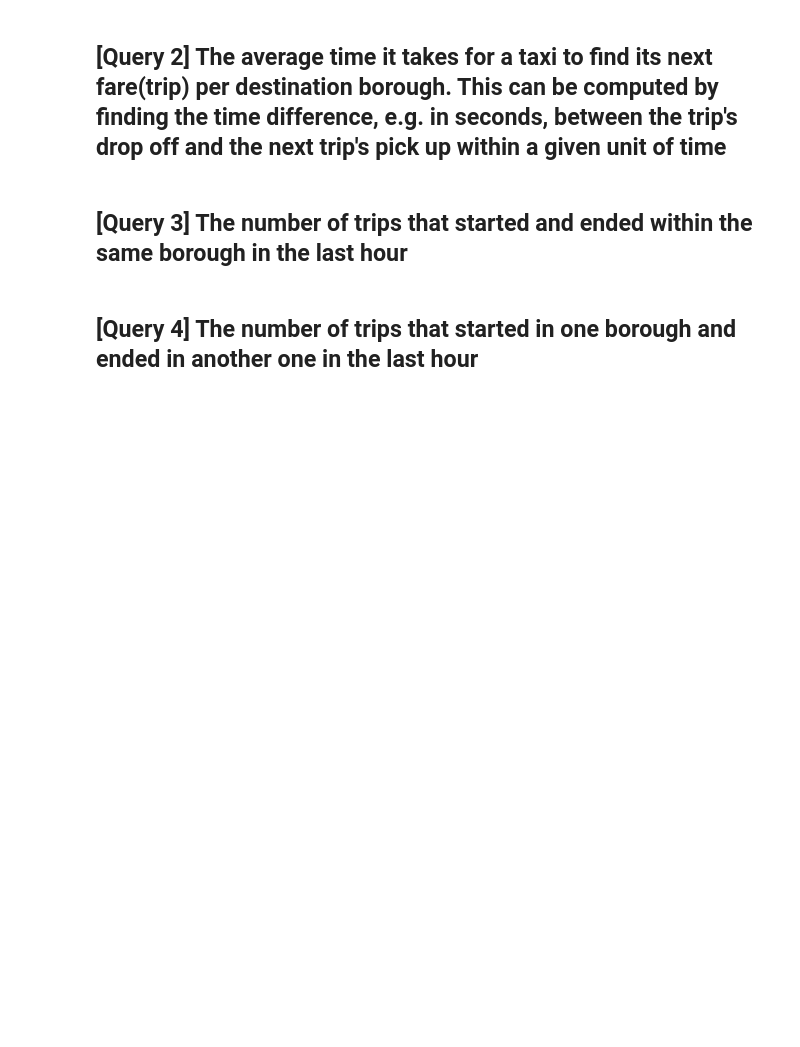
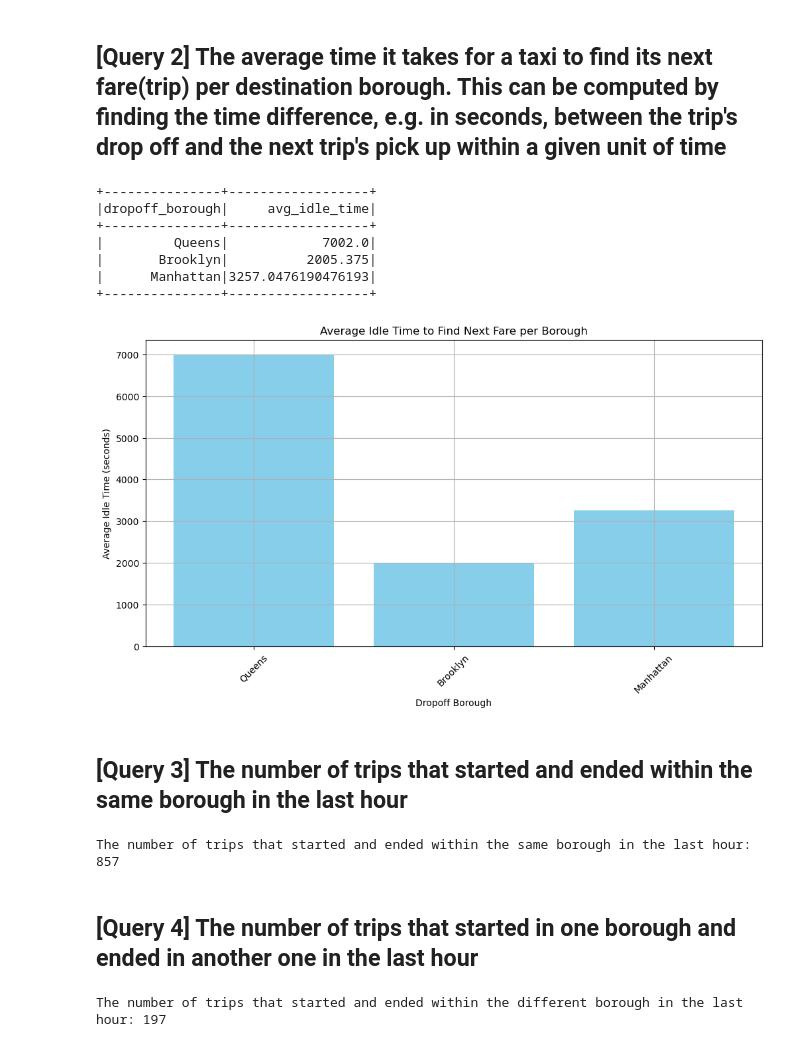
Before and after one commit to MVTU/Big_Data_Managment_24, a Jupyter notebook: mnt/project_2/kafka_consumer.ipynb, the cells around one changed output. Drawn from its saved outputs; the diff is of its cells as text; code cells hidden in the pictures; blank space fills up the shorter version.

```diff
--- a/mnt/project_2/kafka_consumer.ipynb
+++ b/mnt/project_2/kafka_consumer.ipynb
@@ -129,3 +149,16 @@ display(spark.table(table_name).limit(3))
 ## The project starts here
 
 You can create a
+# %%
+import pyspark.sql.functions as F
+from pyspark.sql.window import Window
+
+# Sort the dataset by medallion (taxi ID) and pickup_datetime
+df = spark.table(table_name).orderBy('medallion', 'pickup_datetime')
+
+#Calculate Idle Time
+window_spec = Window.partitionBy('medallion').orderBy('pickup_datetime')
+df = df.withColumn('prev_dropoff', F.lag('dropoff_datetime').over(window_spec))
+df = df.withColumn('idle_time', F.unix_timestamp('pickup_datetime') - F.unix_timestamp('prev_dropoff'))
+df = df.fillna(0, subset="idle_time")
+df = df.withColumn("idle_time", F.when(col("idle_time") >= 14400, 0).otherwise(F.col("idle_time")))
@@ -134,10 +251,62 @@ You can create a
 # %% [markdown]
 ## [Query 2] The average time it takes for a taxi to find its next fare(trip) per destination borough. This can be computed by finding the time difference, e.g. in seconds, between the trip's drop off and the next trip's pick up within a given unit of time
 # %%
-# remember you can register another stream
+import pandas as pd
+import matplotlib.pyplot as plt
+
+unit_of_time = "10 MINUTE"
+max_timestamp = df.agg(F.max('timestamp')).collect()[0][0]
+
+# Group by dropoff borough and calculate the average idle time
+borough_idle_time = df.filter((F.col('idle_time') > 0) & F.col('dropoff_borough').isNotNull() & (F.col('timestamp') >= F.lit(max_timestamp) - F.expr(f"INTERVAL {unit_of_time}"))
+                             ).groupBy('dropoff_borough').agg(F.mean('idle_time').alias('avg_idle_time'))
+
+# Display the results
+borough_idle_time.show()
+
+# Convert to Pandas for easier analysis and display
+borough_idle_time_pdf = borough_idle_time.toPandas()
+
+# Plotting the results
+plt.figure(figsize=(12, 6))
+plt.bar(borough_idle_time_pdf['dropoff_borough'], borough_idle_time_pdf['avg_idle_time'], color='skyblue')
+plt.title('Average Idle Time to Find Next Fare per Borough')
+plt.xlabel('Dropoff Borough')
+plt.ylabel('Average Idle Time (seconds)')
+plt.xticks(rotation=45)
+plt.grid(True)
+plt.show()
+# %% [output]
++---------------+------------------+
+|dropoff_borough|     avg_idle_time|
++---------------+------------------+
+|         Queens|            7002.0|
+|       Brooklyn|          2005.375|
+|      Manhattan|3257.0476190476193|
++---------------+------------------+
+[figure, added]
 # %% [markdown]
 ## [Query 3] The number of trips that started and ended within the same borough in the last hour
 # %%
-# remember you can register another stream
+# Filter trips that started and ended within the same borough
+same_borough_trips = df.filter(F.col('pickup_borough') == F.col('dropoff_borough'))
+
+# Filter trips in the last hour
+same_borough_trips_last_hour = same_borough_trips.filter(
+    F.col('timestamp') >= F.lit(max_timestamp) - F.expr("INTERVAL 1 HOUR")
+)
+
+print(f"The number of trips that started and ended within the same borough in the last hour: {same_borough_trips_last_hour.count()}")
+# %% [output]
+The number of trips that started and ended within the same borough in the last hour: 857
 # %% [markdown]
 ## [Query 4] The number of trips that started in one borough and ended in another one in the last hour
+# %%
+different_borough_trips = df.filter(F.col('pickup_borough') != F.col('dropoff_borough'))
+different_borough_trips_last_hour = different_borough_trips.filter(
+    F.col('timestamp') >= F.lit(max_timestamp) - F.expr("INTERVAL 1 HOUR")
+)
+
+print(f"The number of trips that started and ended within the different borough in the last hour: {different_borough_trips_last_hour.count()}")
+# %% [output]
+The number of trips that started and ended within the different borough in the last hour: 197
```
Also changed, not shown: parts of 6 cells of this notebook, 2 other files.
